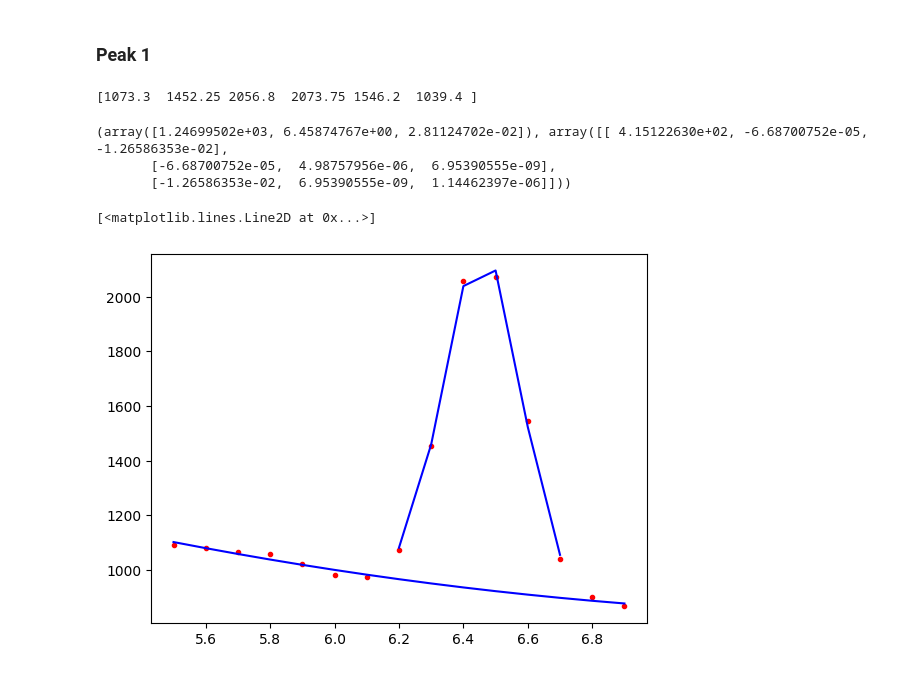
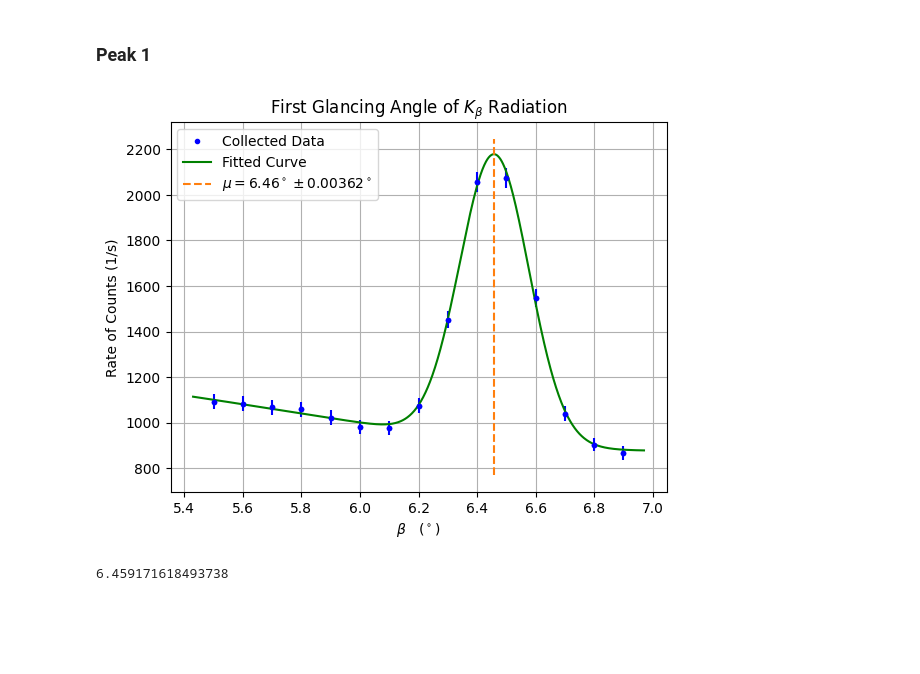
Before and after one commit to KaleStahl/PHYS-506---Advanced-Lab, a Jupyter notebook: Lab 1 - X-Ray Diffraction/Data/X-ray Data Analysis.ipynb, the cells around one changed output. Saved outputs shown, nothing was run; the diff lists cells and outputs as text; code cells hidden in the pictures; blank space fills up the shorter version.

Commit message:
Finished Data Analysis of peaks

```diff
--- a/Lab 1 - X-Ray Diffraction/Data/X-ray Data Analysis.ipynb
+++ b/Lab 1 - X-Ray Diffraction/Data/X-ray Data Analysis.ipynb
@@ -6,8 +6,7 @@ from scipy import optimize
 # %% [markdown]
 # Graphing Full Data #
 # %%
-fullData = 'NaCL 2-25.csv'
-data1 = pandas.read_csv('NaCL 2-25.csv')
+data1 = pandas.read_csv('FullData.csv')
 beta = np.array(data1['angle'])
 R_0 = np.array(data1['rate'])
 plt.xlabel(r"$\beta \quad (^\circ)$")
@@ -15,24 +14,8 @@ plt.ylabel(r"$R_0\quad \left(\frac{1}{s}\right)$")
 plt.title(r"X-Ray Diffraction in NaCl Crystal from $2^\circ-25^\circ$")
 plt.grid(visible = True)
 plt.plot(beta, R_0)
-plt.savefig('../Graphs/FullData -- 2-25.png')
+plt.savefig('../Graphs/FullData.png')
 # %% [output]
 [figure]
 # %% [markdown]
 # Fitting Each Peak #
-# %%
-def fitSideBands(x, a, b, c):
-    return a*x**2+ b*x + c
-
-def getSideBands(beta, R_0, peakRange):
-    sideBand_beta = beta
-    sideBand_R_0 = R_0
-    peak_beta = np.zeros(0)
-    peak_R_0 = np.zeros(0)
-    for i in range(len(beta)):
-        if(beta[i] < peakRange[1] and beta[i] > peakRange[0]):
-            sideBand_beta = np.delete(sideBand_beta, np.where(sideBand_beta == beta[i])[0])
-            sideBand_R_0 = np.delete(sideBand_R_0, np.where(sideBand_R_0== R_0[i])[0])
-            peak_beta = np.append(peak_beta, beta[i])
-            peak_R_0 = np.append(peak_R_0, R_0[i])
-    return sideBand_beta, sideBand_R_0, peak_beta, peak_R_0
@@ -39,30 +66,15 @@ def getSideBands(beta, R_0, peakRange):
 # %% [markdown]
 ### Peak 1 ###
 # %%
-data2 = pandas.read_csv('Peak 1.csv')
+data1 = pandas.read_csv('Peak 1.csv')
 
-beta = np.array(data2['angle'])
-beta = beta[:-6]
+angle1 = np.array(data1['angle'])
+angle1 = angle1[:-6]
 
-R_0 = np.array(data2['rate'])
-R_0 = R_0[:-6]
-SB_beta, SB_R_0, peak_beta, peak_R_0 = getSideBands(beta, R_0, [6.1, 6.8])
+rate1 = np.array(data1['rate'])
+rate1 = rate1[:-6]
+
+print(findPeakCenter(angle1, rate1, [6.1, 6.8], 1, r"First Glancing Angle of $K_\beta$ Radiation"))
 # %% [output]
+[figure, added]
-[1073.3  1452.25 2056.8  2073.75 1546.2  1039.4 ]
+6.459171618493738
-# %%
-params = optimize.curve_fit(fitSideBands, SB_beta, SB_R_0)
-plt.plot(beta, R_0, "r.")
-plt.plot(beta, fitSideBands(beta, *params[0]), "b-")
-
-def fitPeak(x, a, b, c):
-    return a*np.exp(-(x-b)**2/c) + fitSideBands(x, *params[0])
-
-peakParams = optimize.curve_fit(fitPeak, peak_beta, peak_R_0, p0 = [1000, 6.4, .2])
-print(peakParams)
-plt.plot(peak_beta, fitPeak(peak_beta, *peakParams[0]), "b-")
-# %% [output]
-(array([1.24699502e+03, 6.45874767e+00, 2.81124702e-02]), array([[ 4.15122630e+02, -6.68700752e-05, -1.26586353e-02],
-       [-6.68700752e-05,  4.98757956e-06,  6.95390555e-09],
-       [-1.26586353e-02,  6.95390555e-09,  1.14462397e-06]]))
-[<matplotlib.lines.Line2D at 0x...>]
-[figure, removed]
```
Also changed, not shown: parts of 11 cells of this notebook, 7 other files.
